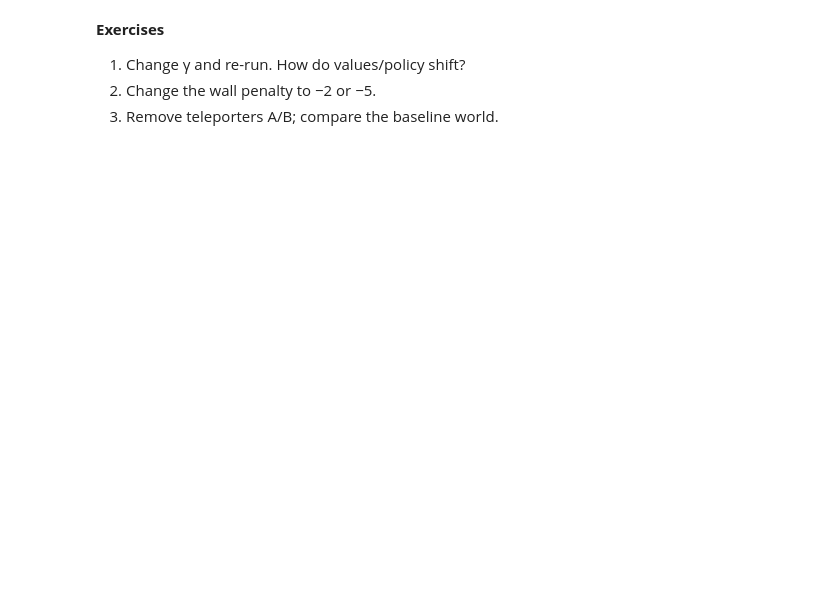
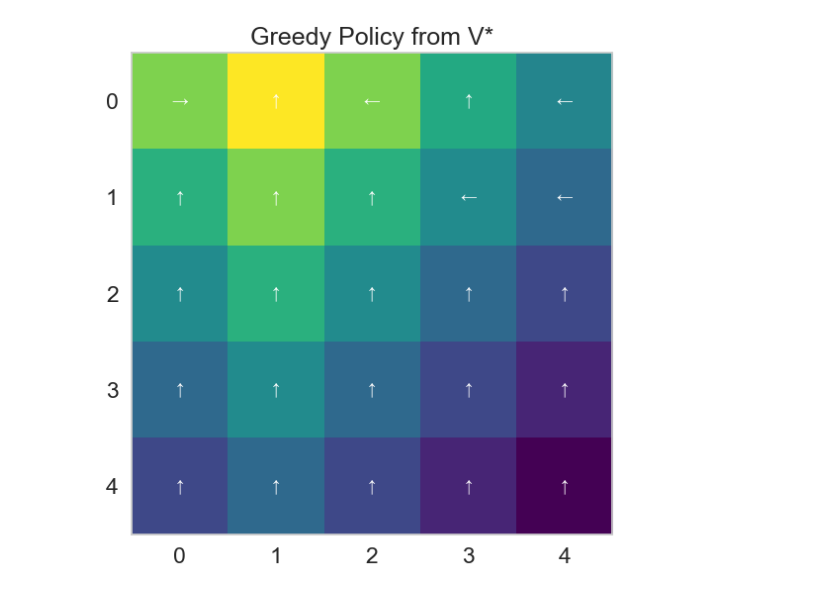
Before and after one commit to changyaochen/MECE4520, a Jupyter notebook: lectures/notebooks/21_gridworld.ipynb, the cells around one changed output. Saved outputs shown, nothing was run; the diff lists cells and outputs as text; code cells hidden in the pictures; blank space fills up the shorter version.

```diff
--- a/lectures/notebooks/21_gridworld.ipynb
+++ b/lectures/notebooks/21_gridworld.ipynb
@@ -78,17 +183,18 @@ plt.show()
 # %%
 
-plt.figure()
-plt.imshow(V, origin="upper")
+plt.figure(figsize=(7, 6))
+plt.imshow(V, origin="upper", cmap="viridis")
 plt.title("Greedy Policy from V*")
+
+# Overlay greedy action arrows
 for r in range(H):
     for c in range(W):
-        plt.text(c, r, A_NAMES[Pi[r,c]], ha="center", va="center")
+        plt.text(c, r, A_NAMES[Pi[r, c]], ha="center", va="center", color="white", fontsize=12)
+
 plt.xticks(range(W))
 plt.yticks(range(H))
+plt.grid(False)
+plt.tight_layout()
 plt.show()
+# %% [output]
+[figure, added]
-# %% [markdown]
-
-**Exercises**
-1. Change γ and re-run. How do values/policy shift?
-2. Change the wall penalty to −2 or −5.
-3. Remove teleporters A/B; compare the baseline world.
```
Also changed, not shown: parts of 4 cells of this notebook.
